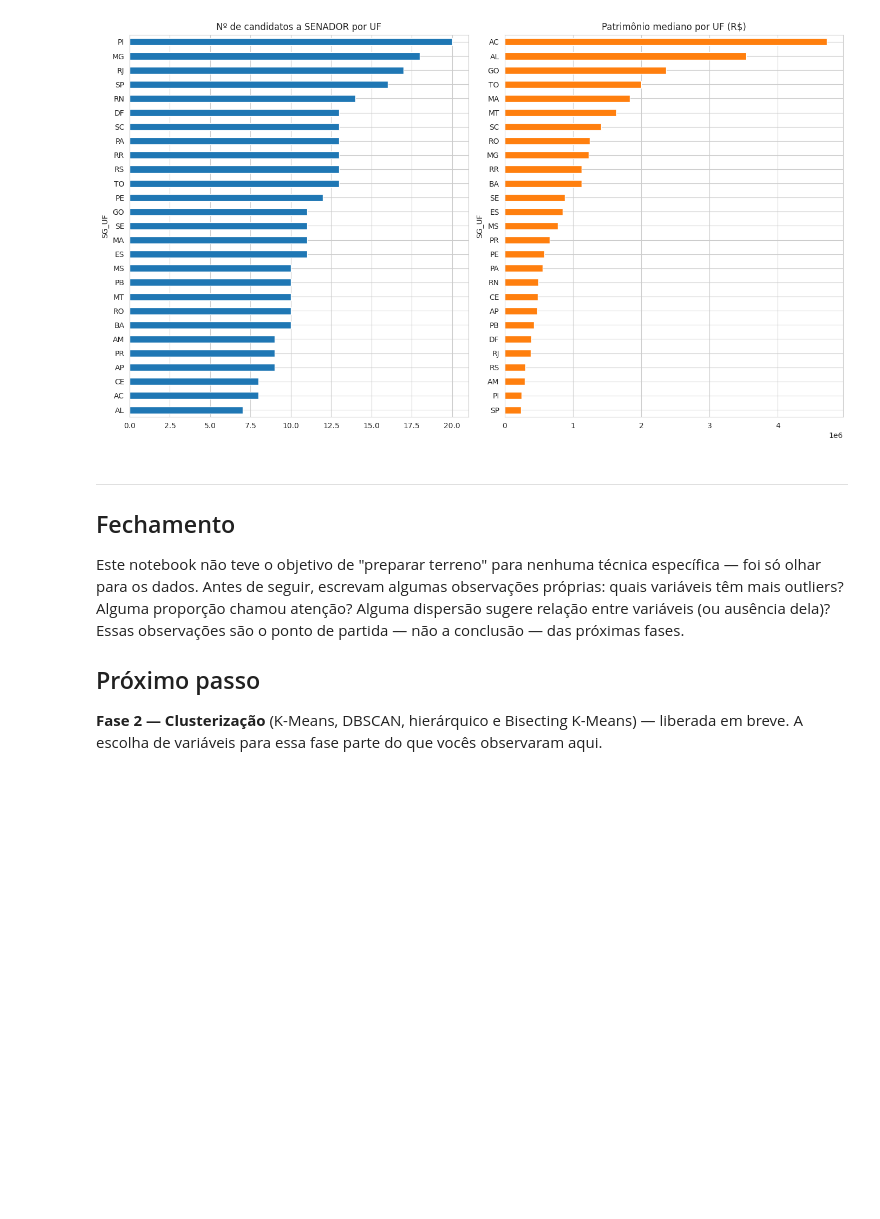
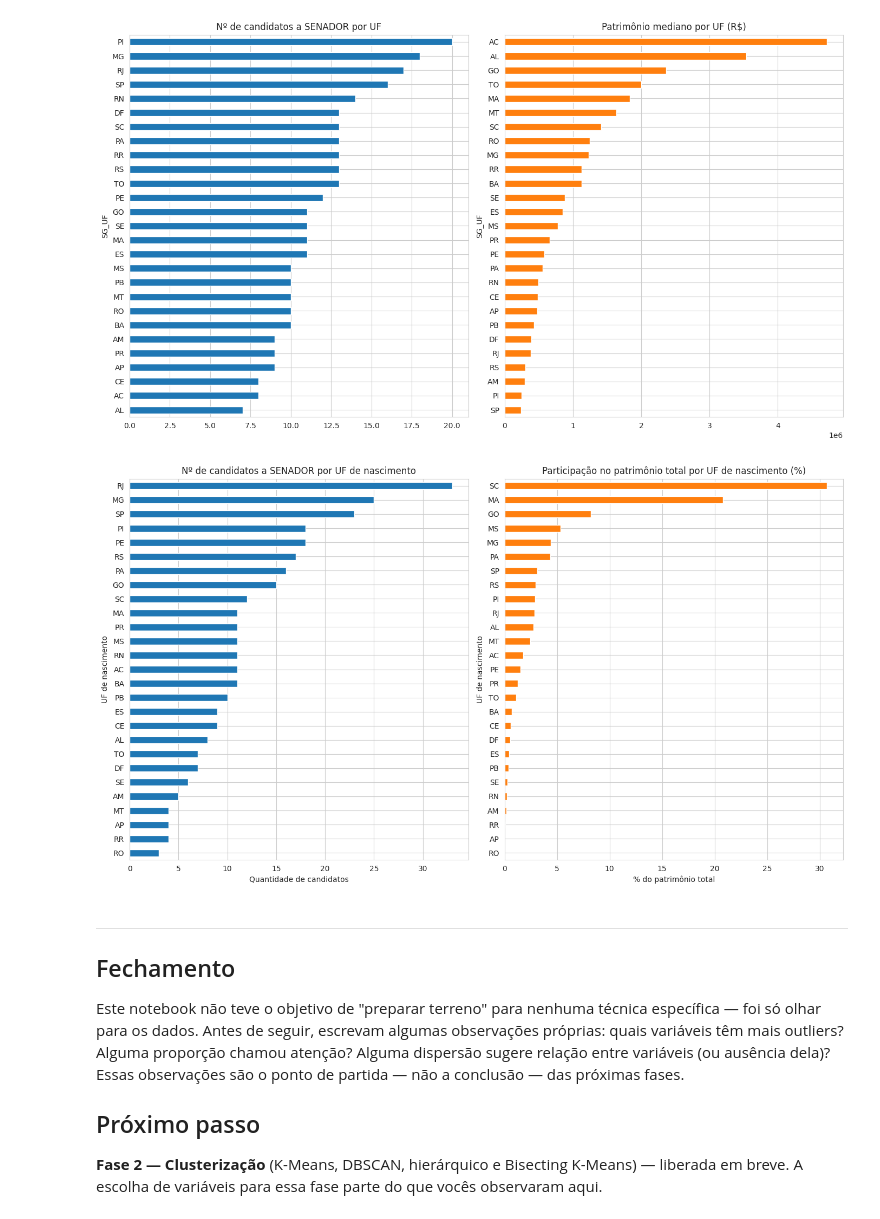
Before and after one commit to igorcsdalmeida-dev/projeto-mineracao-dados-eleitorais-2026, a Jupyter notebook: 01_analise_descritiva.ipynb, the cells around one changed output. Saved outputs shown, nothing was run; the diff lists cells and outputs as text; code cells hidden in the pictures; blank space fills up the shorter version.

```diff
--- a/01_analise_descritiva.ipynb
+++ b/01_analise_descritiva.ipynb
@@ -469,6 +472,46 @@ else:
 | CE | 8 | 57.20 | 490,809.60 | 25.00 |
 | AL | 7 | 54.40 | 3,532,799.40 | 14.30 |
 [figure]
+# %%
+resumo_uf_nascimento = (
+    df.groupby('SG_UF_NASCIMENTO')
+      .agg(
+          qtd_candidatos=('SQ_CANDIDATO', 'count'),
+          patrimonio_total=('Total_Bens', 'sum')
+      )
+      .reset_index()
+)
+
+resumo_uf_nascimento['pct_patrimonio_total'] = (
+    resumo_uf_nascimento['patrimonio_total']
+    / resumo_uf_nascimento['patrimonio_total'].sum()
+    * 100
+)
+
+resumo_uf_nascimento = resumo_uf_nascimento.sort_values('qtd_candidatos', ascending=False)
+
+fig, axes = plt.subplots(1, 2, figsize=(14, 8))
+
+resumo_uf_nascimento.set_index('SG_UF_NASCIMENTO')['qtd_candidatos'] \
+    .sort_values() \
+    .plot(kind='barh', ax=axes[0])
+
+axes[0].set_title('Nº de candidatos a SENADOR por UF de nascimento')
+axes[0].set_xlabel('Quantidade de candidatos')
+axes[0].set_ylabel('UF de nascimento')
+
+resumo_uf_nascimento.set_index('SG_UF_NASCIMENTO')['pct_patrimonio_total'] \
+    .sort_values() \
+    .plot(kind='barh', ax=axes[1], color='tab:orange')
+
+axes[1].set_title('Participação no patrimônio total por UF de nascimento (%)')
+axes[1].set_xlabel('% do patrimônio total')
+axes[1].set_ylabel('UF de nascimento')
+
+plt.tight_layout()
+plt.show()
+# %% [output]
+[figure, added]
 # %% [markdown]
 ---
 ## Fechamento
```
Also changed, not shown: parts of 1 cell of this notebook.
